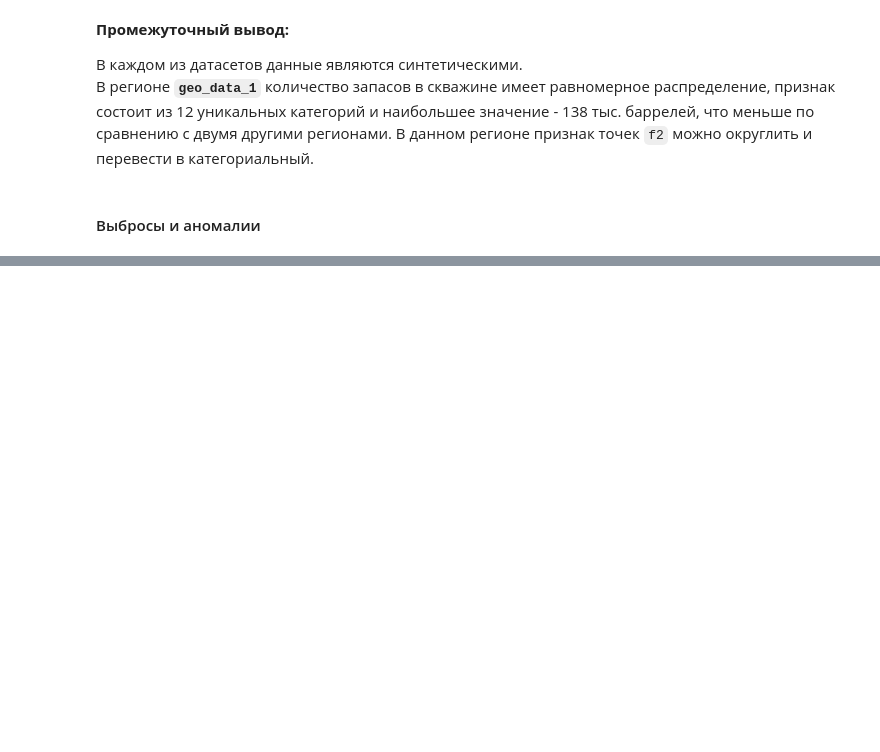
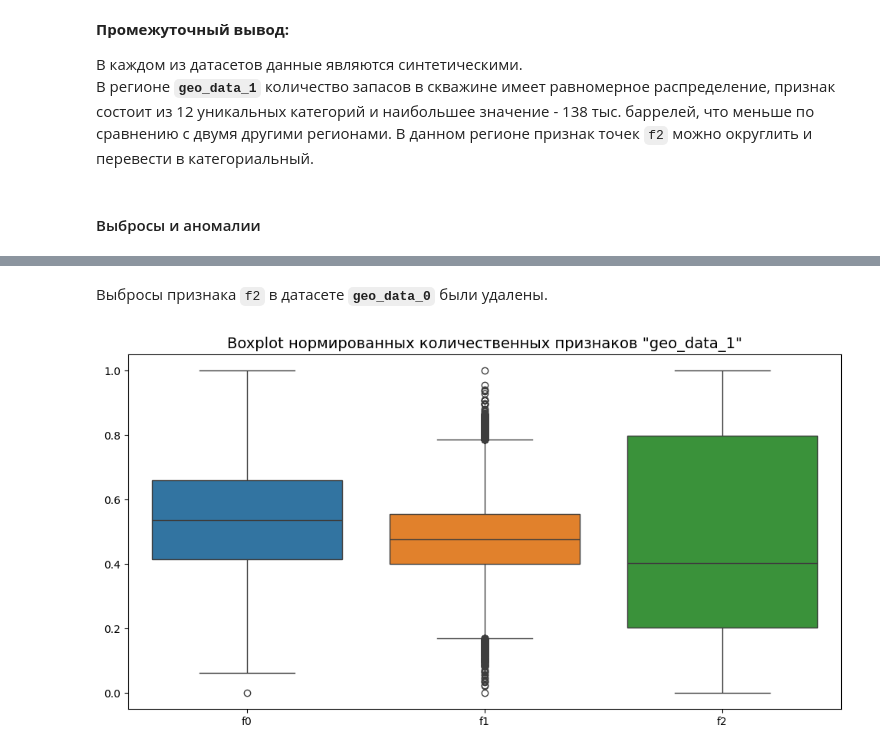
Before and after one commit to serguntsov/geo_well_ml, a Jupyter notebook: where_to_drill_a_well.ipynb, the cells around one changed output, grey strips where cells are left out. Drawn from its saved outputs; the diff is of its cells as text; code cells hidden in the pictures; blank space fills up the shorter version.

```diff
--- a/where_to_drill_a_well.ipynb
+++ b/where_to_drill_a_well.ipynb
@@ -281,0 +278,8 @@ plt_boxplot_scaler(geo_data_0.query('f2 >= @min_f2').query('f2 <= @max_f2'))
+# %% [markdown]
+Выбросы признака `f2` в датасете **`geo_data_0`** были удалены.
+# %%
+plt_boxplot_scaler(geo_data_1)
+plt.title('Boxplot нормированных количественных признаков "geo_data_1"', fontsize=14)
+plt.show()
+# %% [output]
+[figure, added]
```
Also changed, not shown: parts of 23 cells of this notebook.
